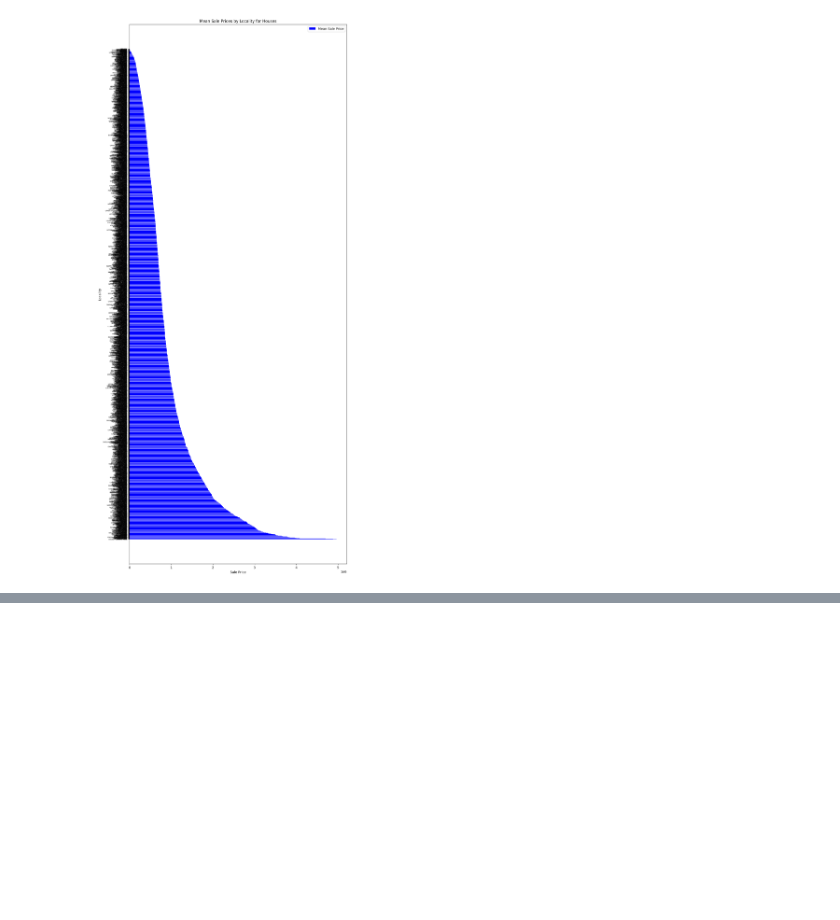
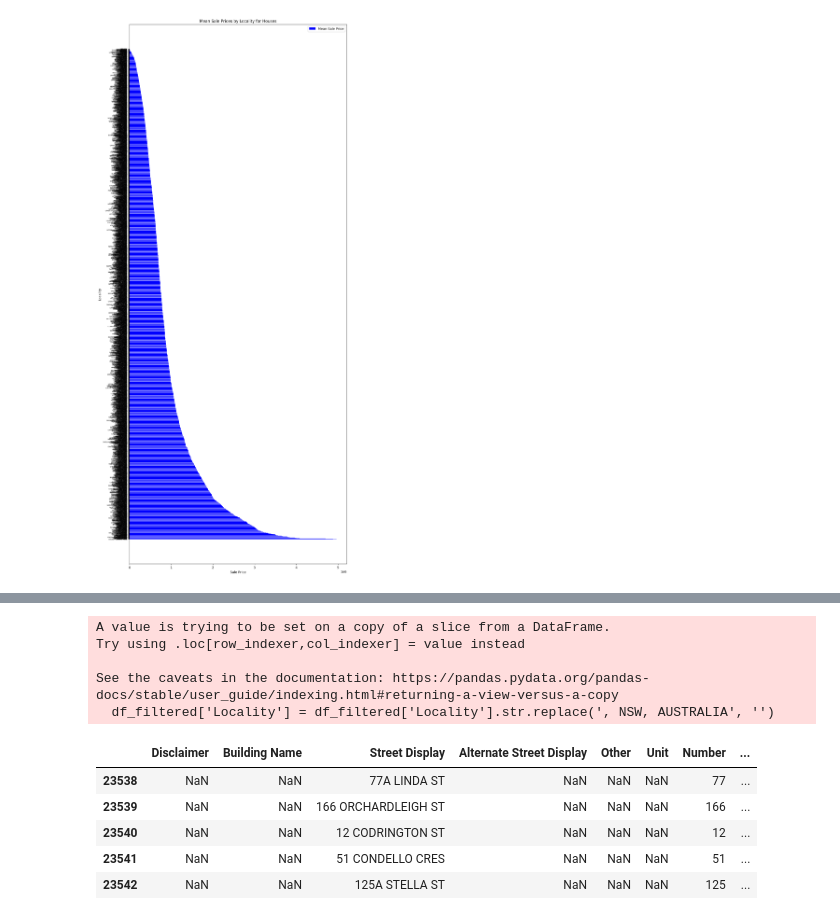
Before and after one commit to eternalBackPain/NSW-Property-Data, a Jupyter notebook: analysis.ipynb, the cells around one changed output, grey strips where cells are left out. Drawn from its saved outputs; the diff is of its cells as text; code cells hidden in the pictures; blank space fills up the shorter version.

```diff
--- a/analysis.ipynb
+++ b/analysis.ipynb
@@ -374,0 +425,18 @@ grouped_data = house_data.groupby('Locality')['Sale Price'].agg(['mean', 'median
+# %%
+from geopy.distance import geodesic
+
+sydney_coordinates = geolocator.geocode("Sydney, Australia")
+sydney_coordinates = (sydney_coordinates.latitude, sydney_coordinates.longitude)
+
+# Function to calculate distance
+def calculate_distance(coords):
+    if coords:
+        return geodesic(sydney_coordinates, coords).kilometers
+    else:
+        return None
+
+# Apply the calculate_distance function to the 'Coordinates' column
+df['Distance to Sydney (km)'] = df['Locality Coordinates'].apply(calculate_distance)
+
+# Display or use the DataFrame with the new 'Distance to Sydney (km)' column
+df.head()
@@ -374,0 +485,26 @@ grouped_data = house_data.groupby('Locality')['Sale Price'].agg(['mean', 'median
+# %%
+# Filtering properties
+df['Sale Date'] = pd.to_datetime(df['Sale Date'])
+df_lessthan5M = df[df['Sale Price'] <= 5000000]
+house_data = df_lessthan5M[df_lessthan5M['Property Type'] == 'House']
+most_recent_year = df['Sale Date'].dt.year.max()
+house_data_recent_year = house_data[house_data['Sale Date'].dt.year == most_recent_year]
+localities_within_50km_of_Sydney = house_data_recent_year[house_data_recent_year['Distance to Sydney (km)'] <=50]
+df_filtered = localities_within_50km_of_Sydney
+df_filtered['Locality'] = df_filtered['Locality'].str.replace(', NSW, AUSTRALIA', '')
+
+
+len(df_filtered)
+df_filtered.head()
+# %% [output]
+A value is trying to be set on a copy of a slice from a DataFrame.
+Try using .loc[row_indexer,col_indexer] = value instead
+
+See the caveats in the documentation: https://pandas.pydata.org/pandas-docs/stable/user_guide/indexing.html#returning-a-view-versus-a-copy
+  df_filtered['Locality'] = df_filtered['Locality'].str.replace(', NSW, AUSTRALIA', '')
+|  | Disclaimer | Building Name | Street Display | Alternate Street Display | Other | Unit | Number | ... |
+| 23538 | NaN | NaN | 77A LINDA ST | NaN | NaN | NaN | 77 | ... |
+| 23539 | NaN | NaN | 166 ORCHARDLEIGH ST | NaN | NaN | NaN | 166 | ... |
+| 23540 | NaN | NaN | 12 CODRINGTON ST | NaN | NaN | NaN | 12 | ... |
+| 23541 | NaN | NaN | 51 CONDELLO CRES | NaN | NaN | NaN | 51 | ... |
+| 23542 | NaN | NaN | 125A STELLA ST | NaN | NaN | NaN | 125 | ... |
```
Also changed, not shown: parts of 16 cells of this notebook.
